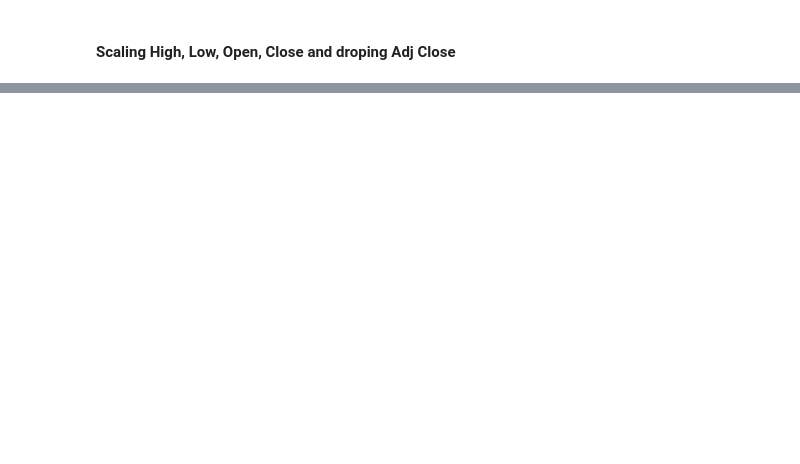
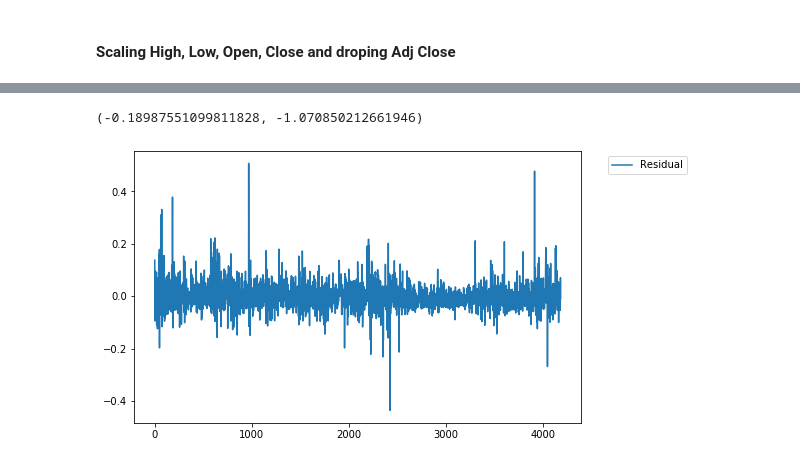
Before and after one commit to menach123/Stock-Prediction-for-Small-Biotech-Companies-GRU-RNN-with-Regression-Output-, a Jupyter notebook: data_retrieval.ipynb, the cells around one changed output, grey strips where cells are left out. Saved outputs shown, nothing was run; the diff lists cells and outputs as text; code cells hidden in the pictures; blank space fills up the shorter version.

```diff
--- a/data_retrieval.ipynb
+++ b/data_retrieval.ipynb
@@ -163,0 +244,13 @@ high
+# %%
+predict_train = model.predict(feature_train)
+predict_test = model.predict(feature_test)
+r2_score(predict_test, label_test), r2_score(predict_train, label_train)
+# %% [output]
+(-0.18987551099811828, -1.070850212661946)
+# %%
+plt.figure(figsize=(8,5))
+plt.plot(predict_train- label_train, label = 'Residual')
+plt.legend(bbox_to_anchor=(1.05, 1))
+plt.show()
+# %% [output]
+[figure, added]
```
Also changed, not shown: parts of 31 cells of this notebook.
